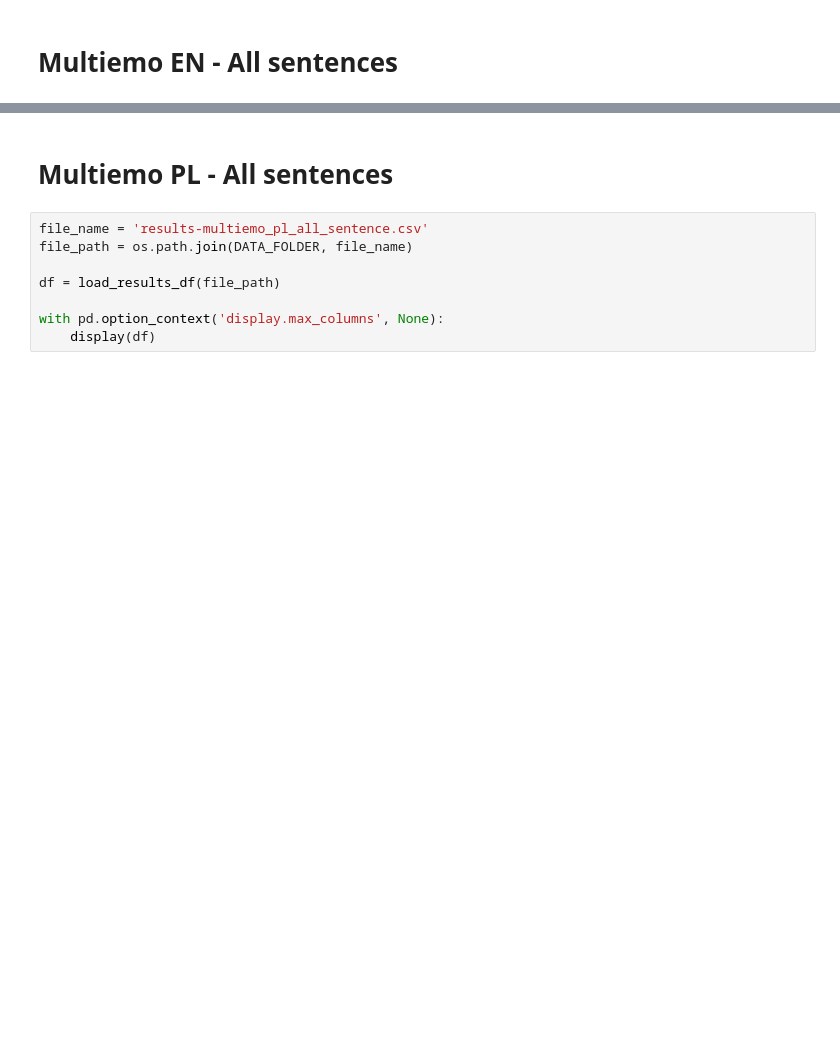
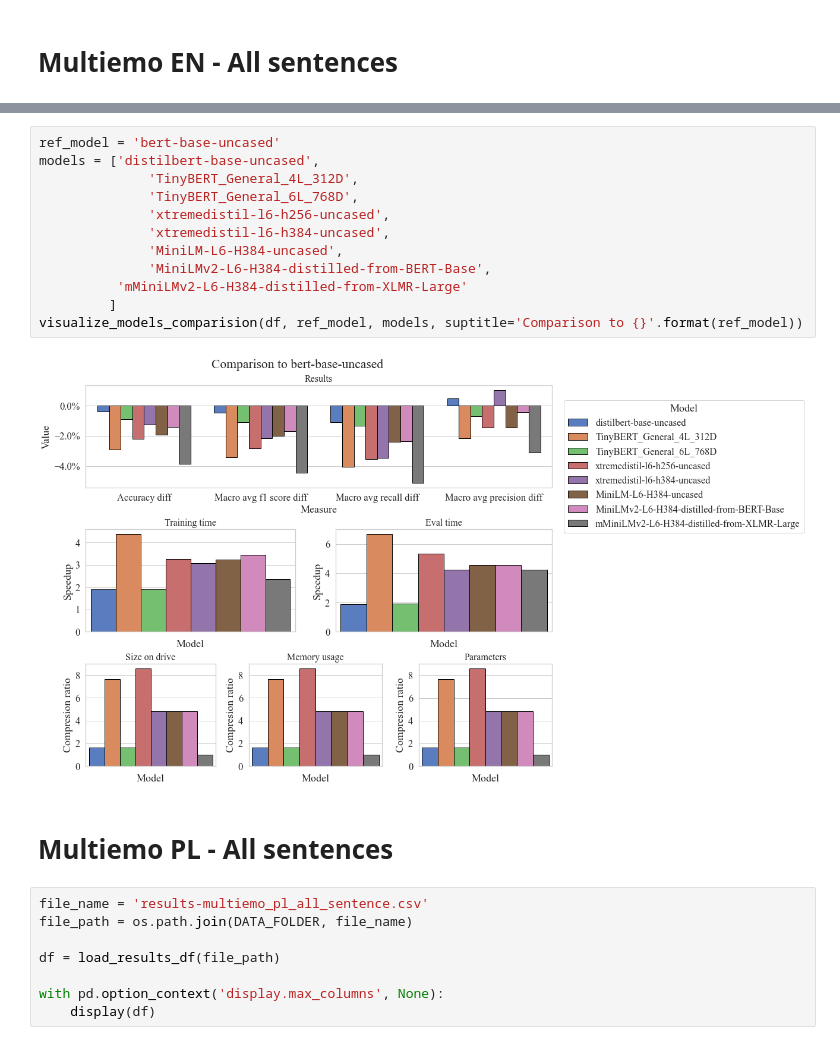
Before and after one commit to wojtek11530/DistilledVsNondistilled, a Jupyter notebook: notebooks/results_analysis.ipynb, the cells around one changed output, grey strips where cells are left out. Drawn from its saved outputs; the diff is of its cells as text; blank space fills up the shorter version.

```diff
--- a/notebooks/results_analysis.ipynb
+++ b/notebooks/results_analysis.ipynb
@@ -231,3 +370,17 @@ visualize_models(df, models, suptitle='Multiemo EN All sentences - all models')
+# %%
+ref_model = 'bert-base-uncased'
+models = ['distilbert-base-uncased',
+              'TinyBERT_General_4L_312D',
+              'TinyBERT_General_6L_768D',
+              'xtremedistil-l6-h256-uncased',
+              'xtremedistil-l6-h384-uncased',
+              'MiniLM-L6-H384-uncased',
+              'MiniLMv2-L6-H384-distilled-from-BERT-Base',
+          'mMiniLMv2-L6-H384-distilled-from-XLMR-Large'
+         ]
+visualize_models_comparision(df, ref_model, models, suptitle='Comparison to {}'.format(ref_model))
+# %% [output]
+[figure, added]
 # %% [markdown]
 # Multiemo PL - All sentences
 # %%
```
Also changed, not shown: parts of 13 cells of this notebook.
